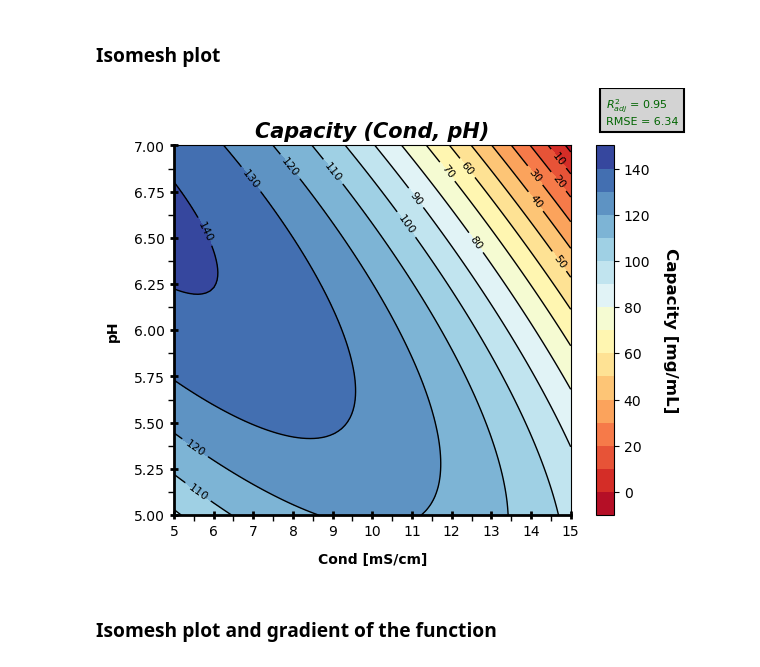
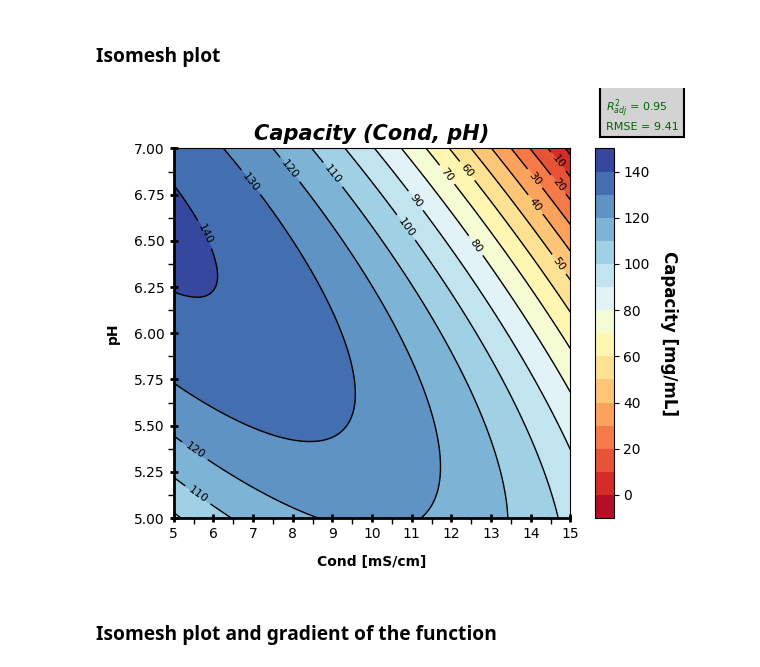
Before and after one commit to kameelsky/data-science, a Jupyter notebook: Toolbox/DOE.ipynb, the cells around one changed output. Saved outputs shown, nothing was run; the diff lists cells and outputs as text; code cells hidden in the pictures.

```diff
--- a/Toolbox/DOE.ipynb
+++ b/Toolbox/DOE.ipynb
@@ -584,35 +558,35 @@ cf = ax.contourf(cond_domain_mesh, ph_domain_mesh, capacity_mesh, cmap="RdYlBu",
 cp = ax.contour(cond_domain_mesh, ph_domain_mesh, capacity_mesh, colors="black", levels=16, linewidths=1)
 cbar = plt.colorbar(cf) # Add colorbar
 plt.clabel(cp, fontsize=8) # Add labels of contours
 
 # Spines
 ax = plt.gca()
 for i in ["left", "bottom"]:
     ax.spines[i].set_linewidth(2)
 
 # Ticks
 ax.minorticks_on()
 ax.tick_params(which='minor', width=1, length=4, direction="out")
 ax.tick_params(which='major', width=2, length=6, direction="inout", labelsize=10)
 ax.set_xticks(np.arange(5, 16, 1))
 ax.set_xticks(np.arange(5, 15, 1/2), minor=True)
 ax.set_yticks(np.arange(5, 7.25, 0.25))
 ax.set_yticks(np.arange(5, 7, 0.25/2), minor=True)
 
 # Labels
 ax.set_title("Capacity (Cond, pH)", fontsize=15, fontweight="bold", fontstyle="italic", ha="center")
 ax.set_xlabel("Cond [mS/cm]", fontsize=10, fontweight="bold", labelpad=10)
 ax.set_ylabel("pH", fontsize=10, fontweight="bold", labelpad=10)
 cbar.set_label('Capacity [mg/mL]', rotation=-90, labelpad=20, fontsize=12, fontweight='bold')
 
 # Text
 ax.text(x=0.8, y=0.95, transform=fig.transFigure,
-        s=r"$R^2_{adj}$" + f" = {model.rsquared_adj:.2f}" + f"\nRMSE = {RMSE(y = df['Capacity'], y_pred=df['predicted']):.2f}", color="darkgreen",
+        s=r"$R^2_{adj}$" + f" = {model.rsquared_adj:.2f}" + f"\nRMSE = {np.sqrt(model.mse_resid):.2f}", color="darkgreen",
         bbox=dict(facecolor="lightgrey", linewidth=1.5, edgecolor="black"), va="center", ha="left", fontsize=8)
 
 plt.show()
 # %% [output]
-[figure, old version]
+[figure, new version]
 # %% [markdown]
 ### Isomesh plot and gradient of the function
 # %%
```
Also changed, not shown: parts of 29 cells of this notebook.
